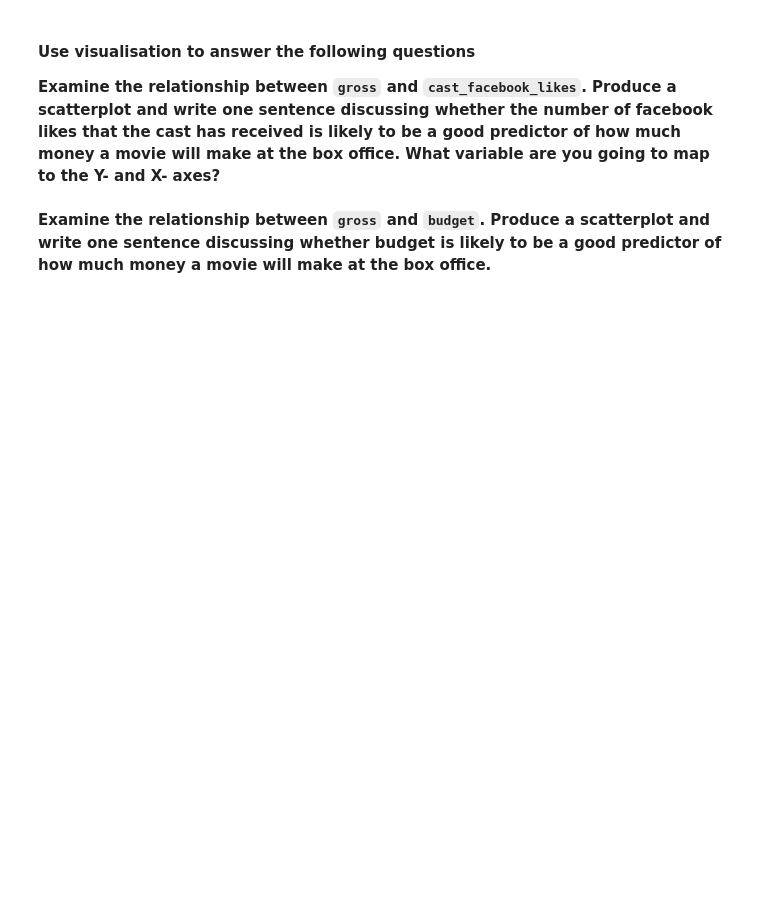
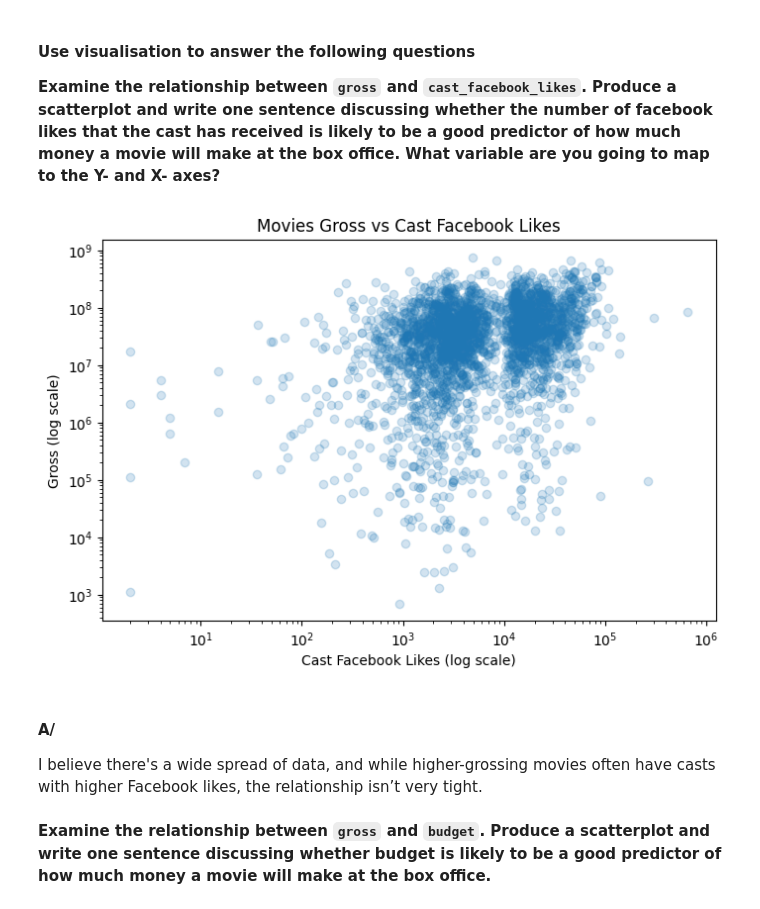
Before and after one commit to SantiagoSierraESMT/ESMT_Analytics_Through_Coding, a Jupyter notebook: Session_2/Homework.ipynb, the cells around one changed output. Saved outputs shown, nothing was run; the diff lists cells and outputs as text; code cells hidden in the pictures; blank space fills up the shorter version.

```diff
--- a/Session_2/Homework.ipynb
+++ b/Session_2/Homework.ipynb
@@ -287,5 +282,21 @@ own_table.head(10)
 #### Use visualisation to answer the following questions
 
 **Examine the relationship between `gross` and `cast_facebook_likes`. Produce a scatterplot and write one sentence discussing whether the number of facebook likes that the cast has received is likely to be a good predictor of how much money a movie will make at the box office. What variable are you going to map to the Y- and X- axes?**
+# %%
+# Scatter plots of movies gross vs cast_facebook_likes
+
+plt.figure(figsize=(8,5))
+plt.scatter(data=movies, x="cast_facebook_likes", y="gross", alpha=0.2)
+plt.xscale("log")
+plt.yscale("log")
+plt.xlabel("Cast Facebook Likes (log scale)")
+plt.ylabel("Gross (log scale)")
+plt.title("Movies Gross vs Cast Facebook Likes")
+plt.show()
+# %% [output]
+[figure, added]
+# %% [markdown]
+#### A/
+I believe there's a wide spread of data, and while higher-grossing movies often have casts with higher Facebook likes, the relationship isn’t very tight.
 # %% [markdown]
 **Examine the relationship between `gross` and `budget`. Produce a scatterplot and write one sentence discussing whether budget is likely to be a good predictor of how much money a movie will make at the box office.**
```
Also changed, not shown: parts of 9 cells of this notebook, 1 other file.
